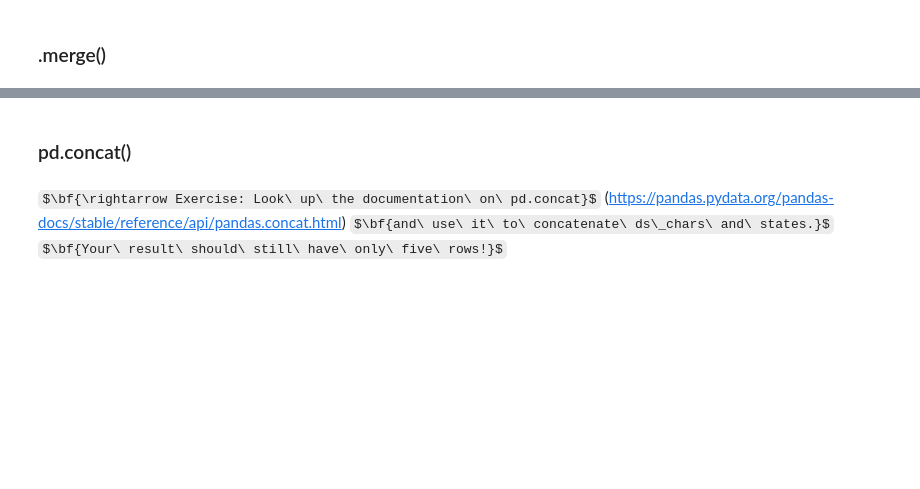
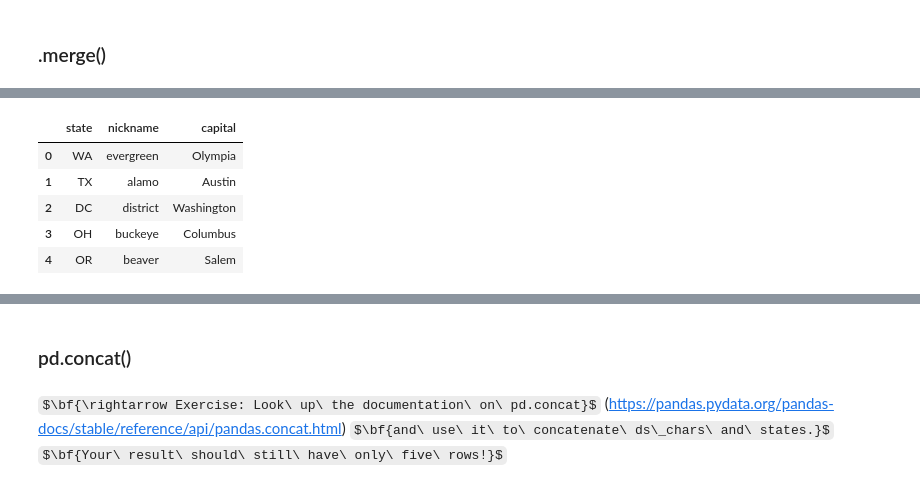
Before and after one commit to KelliExMachina/Chicago-ds-012720, a Jupyter notebook: module_1/week_1/day4_pandas/pandas_2/pandas_part2-Notes.ipynb, the cells around one changed output, grey strips where cells are left out. Drawn from its saved outputs; the diff is of its cells as text; code cells hidden in the pictures; some formulas as TeX source; blank space fills up the shorter version.

```diff
--- a/module_1/week_1/day4_pandas/pandas_2/pandas_part2-Notes.ipynb
+++ b/module_1/week_1/day4_pandas/pandas_2/pandas_part2-Notes.ipynb
@@ -528,5 +575,13 @@ ds_chars = pd.read_csv('ds_chars.csv', index_col = 0)
 # %%
-states = pd.read_csv('states.csv', index_col = 0)
+states = pd.read_csv('data/states.csv', index_col = 0)
+states
+# %% [output]
+|  | state | nickname | capital |
+| 0 | WA | evergreen | Olympia |
+| 1 | TX | alamo | Austin |
+| 2 | DC | district | Washington |
+| 3 | OH | buckeye | Columbus |
+| 4 | OR | beaver | Salem |
 # %%
 ds_chars.merge(states, left_on='home_state', right_on = 'state',
                how = 'inner')
```
Also changed, not shown: parts of 12 cells of this notebook, 5 other files.
